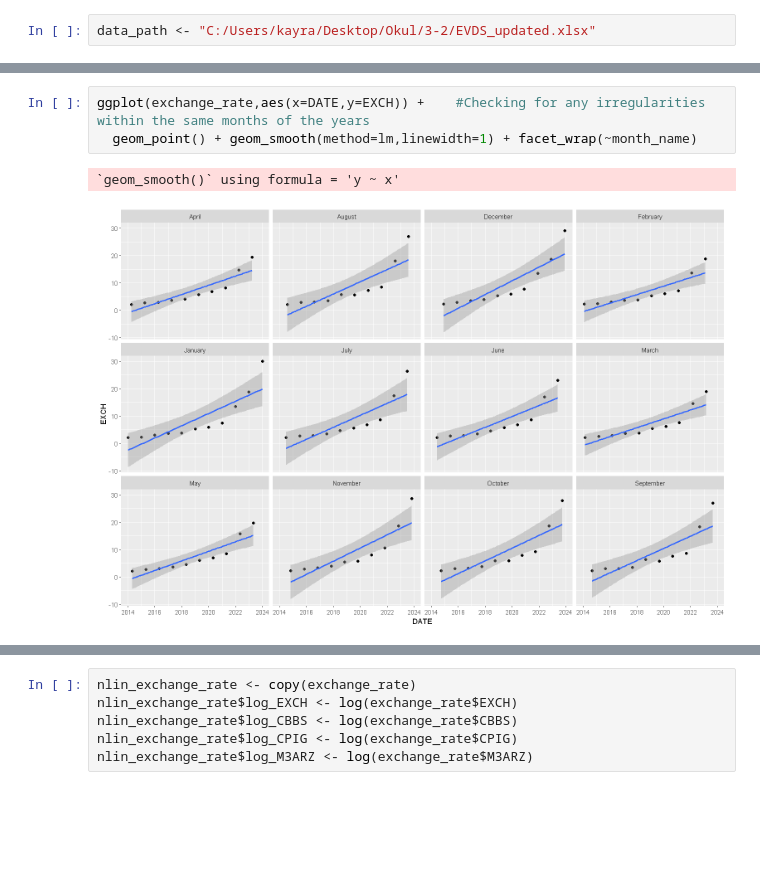
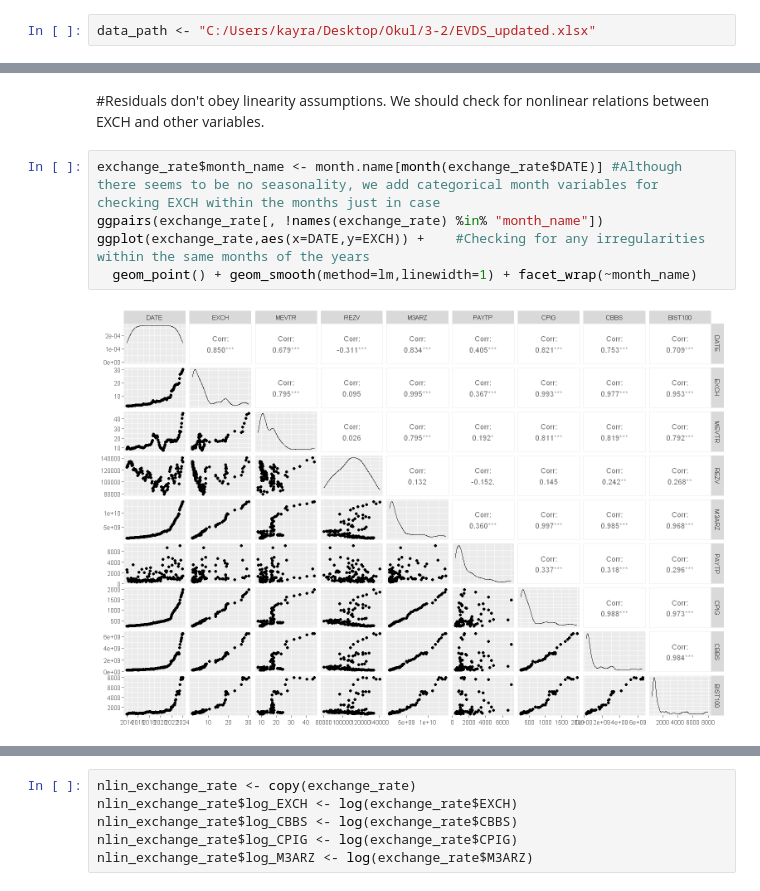
Before and after one commit to BU-IE-360/spring24-kayrasenerr, a Jupyter notebook: rtest.ipynb, the cells around one changed output, grey strips where cells are left out. Drawn from its saved outputs; the diff is of its cells as text; blank space fills up the shorter version.

```diff
--- a/rtest.ipynb
+++ b/rtest.ipynb
@@ -151,6 +106,9 @@ F-statistic: 807.8 on 18 and 102 DF,  p-value: < 2.2e-16
+# %% [markdown]
+#Residuals don't obey linearity assumptions. We should check for nonlinear relations between EXCH and other variables.
 # %%
+exchange_rate$month_name <- month.name[month(exchange_rate$DATE)] #Although there seems to be no seasonality, we add categorical month variables for checking EXCH within the months just in case
+ggpairs(exchange_rate[, !names(exchange_rate) %in% "month_name"])
 ggplot(exchange_rate,aes(x=DATE,y=EXCH)) +    #Checking for any irregularities within the same months of the years
   geom_point() + geom_smooth(method=lm,linewidth=1) + facet_wrap(~month_name)
 # %% [output]
-`geom_smooth()` using formula = 'y ~ x'
-[figure, old version]
+[figure, new version]
```
Also changed, not shown: parts of 34 cells of this notebook.
